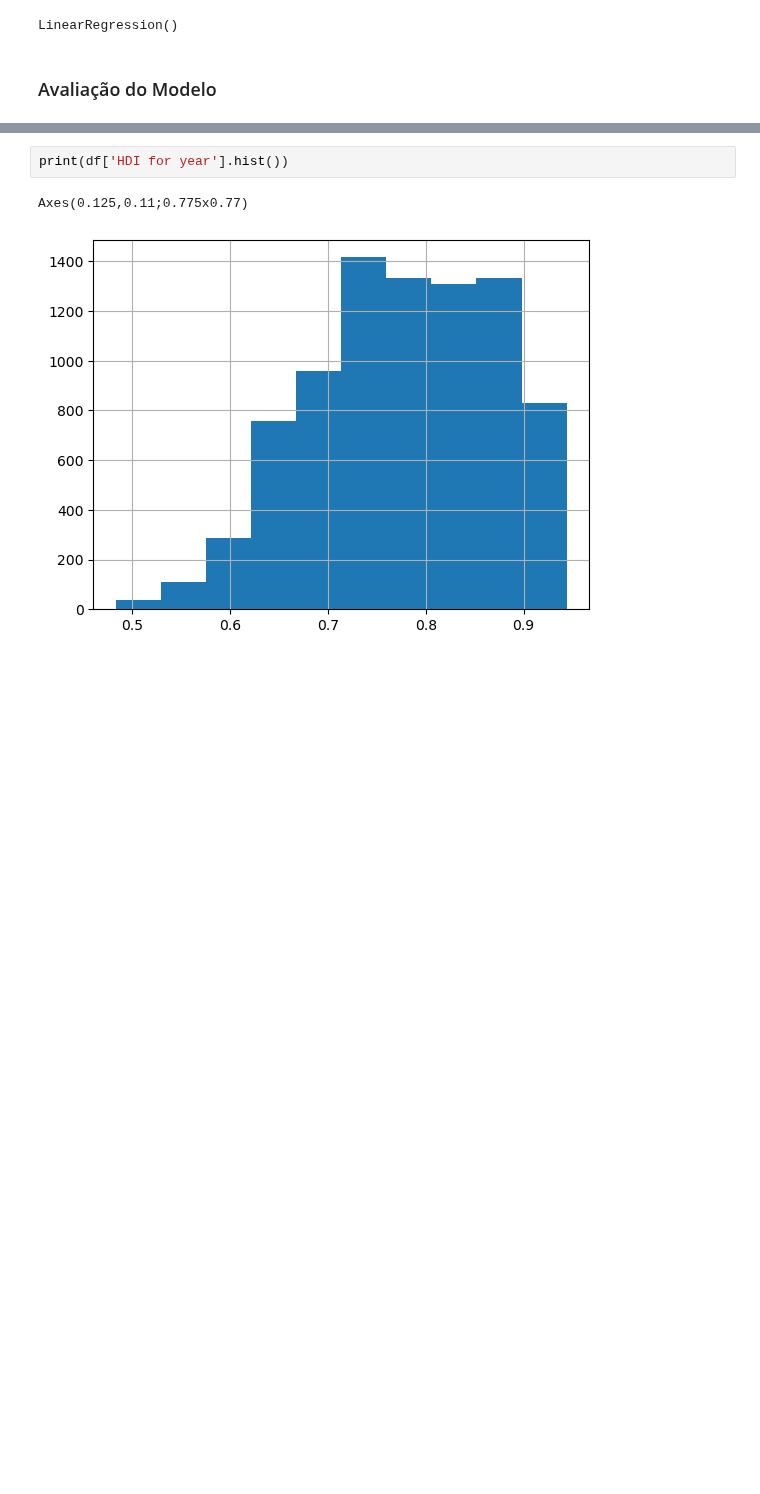
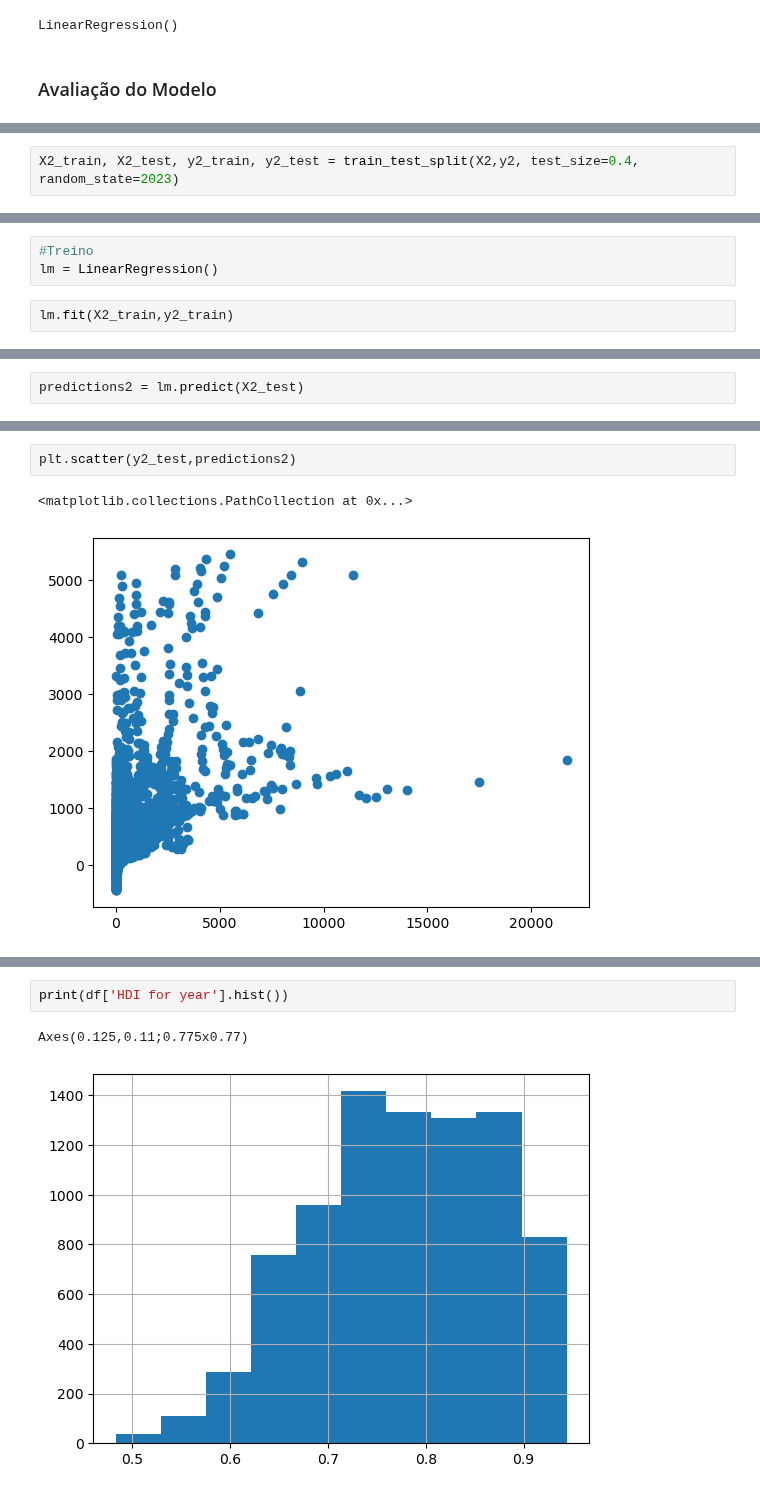
Before and after one commit to rafa2002/DAA-2324, a Jupyter notebook: Suicides.ipynb, the cells around one changed output, grey strips where cells are left out. Cells and saved outputs as stored; diff of their text form; blank space fills up the shorter version.

```diff
--- a/Suicides.ipynb
+++ b/Suicides.ipynb
@@ -378,0 +397,2 @@ plt.show()
+# %%
+X2_train, X2_test, y2_train, y2_test = train_test_split(X2,y2, test_size=0.4, random_state=2023)
@@ -378,0 +401,5 @@ plt.show()
+# %%
+#Treino
+lm = LinearRegression()
+# %%
+lm.fit(X2_train,y2_train)
@@ -378,0 +414,2 @@ plt.show()
+# %%
+predictions2 = lm.predict(X2_test)
@@ -378,0 +428,5 @@ plt.show()
+# %%
+plt.scatter(y2_test,predictions2)
+# %% [output]
+<matplotlib.collections.PathCollection at 0x...>
+[figure, added]
```
Also changed, not shown: parts of 34 cells of this notebook.
